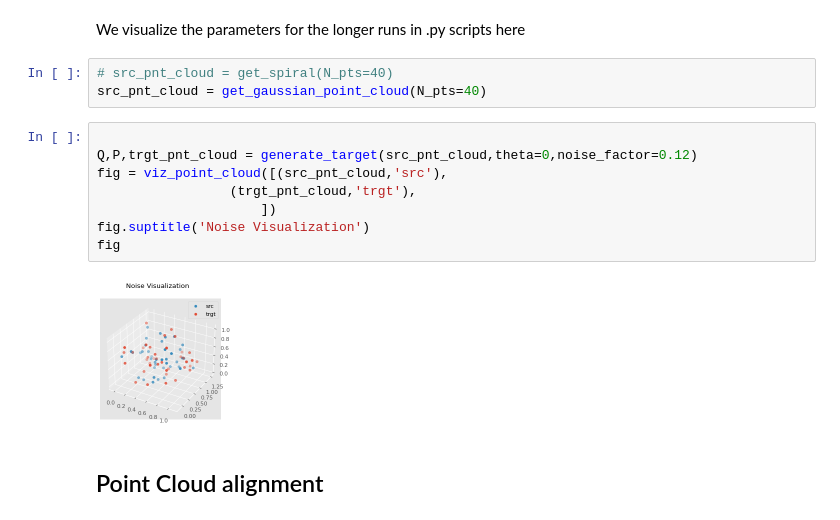
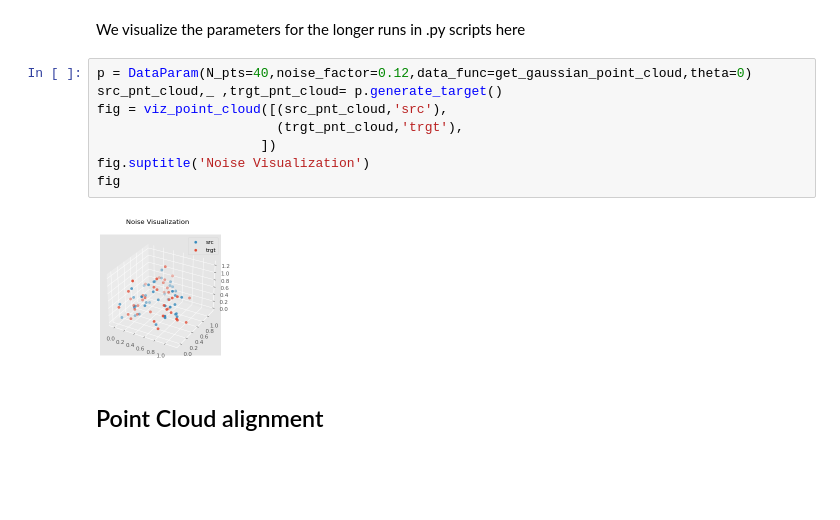
Before and after one commit to ymentha14/se3_molecule_generation, a Jupyter notebook: notebooks/3d_pts_alignment.ipynb, the cells around one changed output. Cells and saved outputs as stored; diff of their text form; blank space fills up the shorter version.

```diff
--- a/notebooks/3d_pts_alignment.ipynb
+++ b/notebooks/3d_pts_alignment.ipynb
@@ -52,19 +51,16 @@ import wandb
 ## Point cloud Visualization
 # %% [markdown]
 We visualize the parameters for the longer runs in .py scripts here
-# %%
-# src_pnt_cloud = get_spiral(N_pts=40)
-src_pnt_cloud = get_gaussian_point_cloud(N_pts=40)
 # %%
-
-Q,P,trgt_pnt_cloud = generate_target(src_pnt_cloud,theta=0,noise_factor=0.12)
+p = DataParam(N_pts=40,noise_factor=0.12,data_func=get_gaussian_point_cloud,theta=0)
+src_pnt_cloud,_ ,trgt_pnt_cloud= p.generate_target()
 fig = viz_point_cloud([(src_pnt_cloud,'src'),
-                 (trgt_pnt_cloud,'trgt'),
+                       (trgt_pnt_cloud,'trgt'),
                      ])
 fig.suptitle('Noise Visualization')
 fig
 # %% [output]
-[figure, old version]
+[figure, new version]
 # %% [markdown]
 ## Point Cloud alignment
 # %% [markdown]
```
Also changed, not shown: parts of 4 cells of this notebook, 3 other files.
